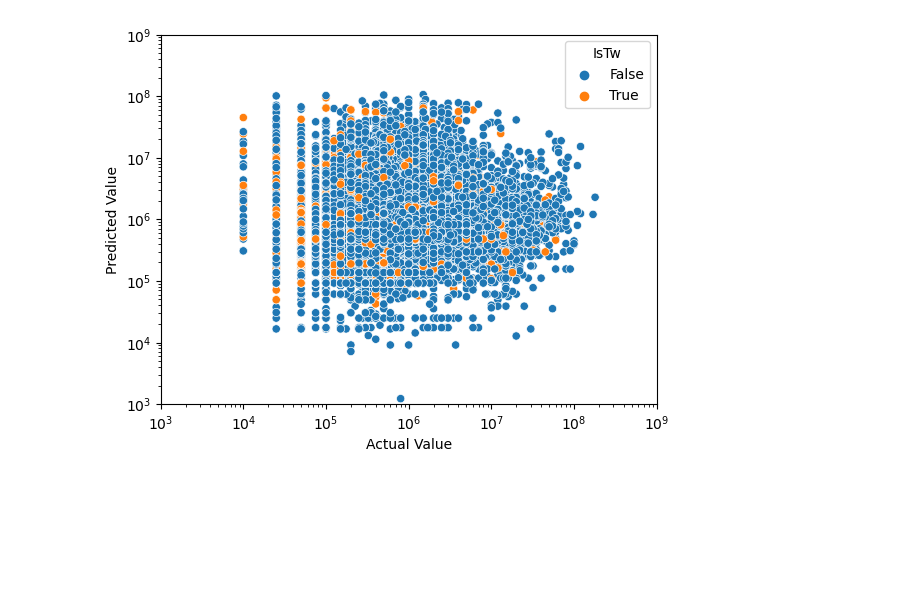
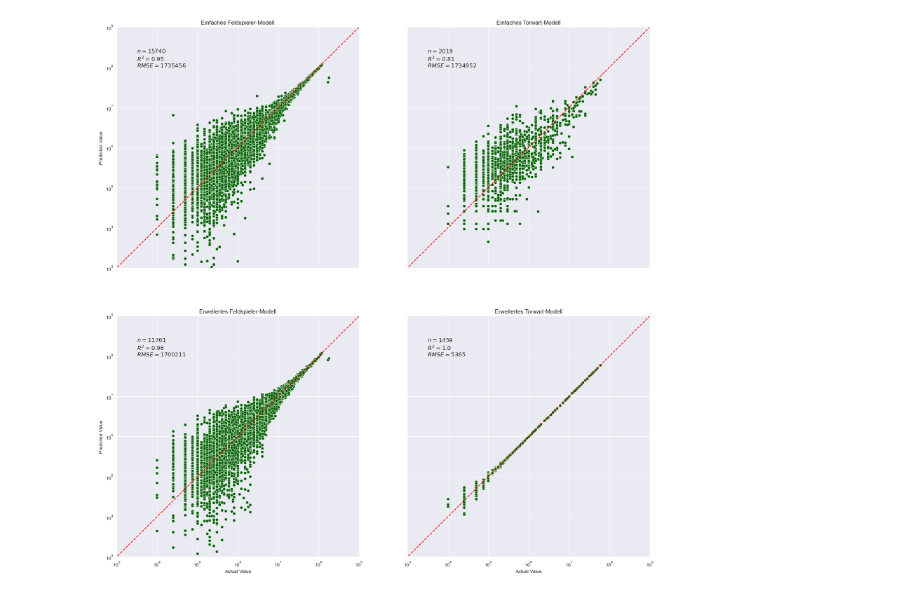
Before and after one commit to onzolof/FootballPredictions, a Jupyter notebook: analysis/performance_plots.ipynb, the cells around one changed output. Drawn from its saved outputs; the diff is of its cells as text; code cells hidden in the pictures; blank space fills up the shorter version.

Commit message:
performance plots

```diff
--- a/analysis/performance_plots.ipynb
+++ b/analysis/performance_plots.ipynb
@@ -5,3 +7,3 @@ import matplotlib.pyplot as plt
 # %%
-df = pd.read_csv('../data/df_simple_model_full_merge.csv')
-df['IsTw'] = df['Position'] == 'Torwart'
+df = pd.read_csv('../data/df_model_full_merge.csv')
+print(df.info())
@@ -11,6 +28,31 @@ df_simple_model.columns = ['IsTw', 'Actual Value', 'Predicted Value']
-# %%
-sns.scatterplot(df_simple_model, x='Actual Value', y='Predicted Value', hue='IsTw').set(ylim=(10**3, 10**9), xlim=(10**3, 10**9))
-plt.xscale('log')
-plt.yscale('log')
-# %% [output]
-[figure, removed]
+# %%
+fig, ((ax1, ax2), (ax3, ax4)) = plt.subplots(nrows=2,ncols=2, figsize=(20, 20), sharex=True, sharey=True)
+
+
+def plot_model(df, column, model_name, axes):
+    chart_data = df[df[column].notna()]
+    n, r2, rmse = calculate_measures(chart_data, column)
+    chart_data = chart_data[['Value', column]]
+    chart_data.columns = ['Actual Value', 'Predicted Value']
+    sns.scatterplot(chart_data, x='Actual Value', y='Predicted Value', ax=axes, color='darkgreen').set(xlim=(10**3, 10**9), ylim=(10**3, 10**9), title=model_name)
+    plt.xscale('log')
+    plt.yscale('log')
+    text = rf"$n={n}$" + '\n' + rf"$R^2={r2}$" + '\n' + rf"$RMSE={rmse}$"
+    axes.text(10**3.5, 10**8, text, fontsize=12)
+    axes.plot(np.arange(0, 10**9, 1000000), np.arange(0, 10**9, 1000000), '--r')
+
+def calculate_measures(df, column):
+    n = len(df.index)
+    r2 = round(r2_score(df['Value'], df[column]), 2)
+    rmse = int(round(mean_squared_error(df['Value'], df[column], squared=False), 0))
+    return n, r2, rmse
+
+
+plot_model(df, column='PredictedValueSimpleModelFs', model_name='Einfaches Feldspieler-Modell', axes=ax1)
+plot_model(df, column='PredictedValueSimpleModelTw', model_name='Einfaches Torwart-Modell', axes=ax2)
+plot_model(df, column='PredictedValueExtensiveModelFs', model_name='Erweitertes Feldspieler-Modell', axes=ax3)
+plot_model(df, column='PredictedValueExtensiveModelTw', model_name='Erweitertes Torwart-Modell', axes=ax4)
+
+plt.show()
+# %% [output]
+[figure, added]
```
Also changed, not shown: parts of 4 cells of this notebook.
